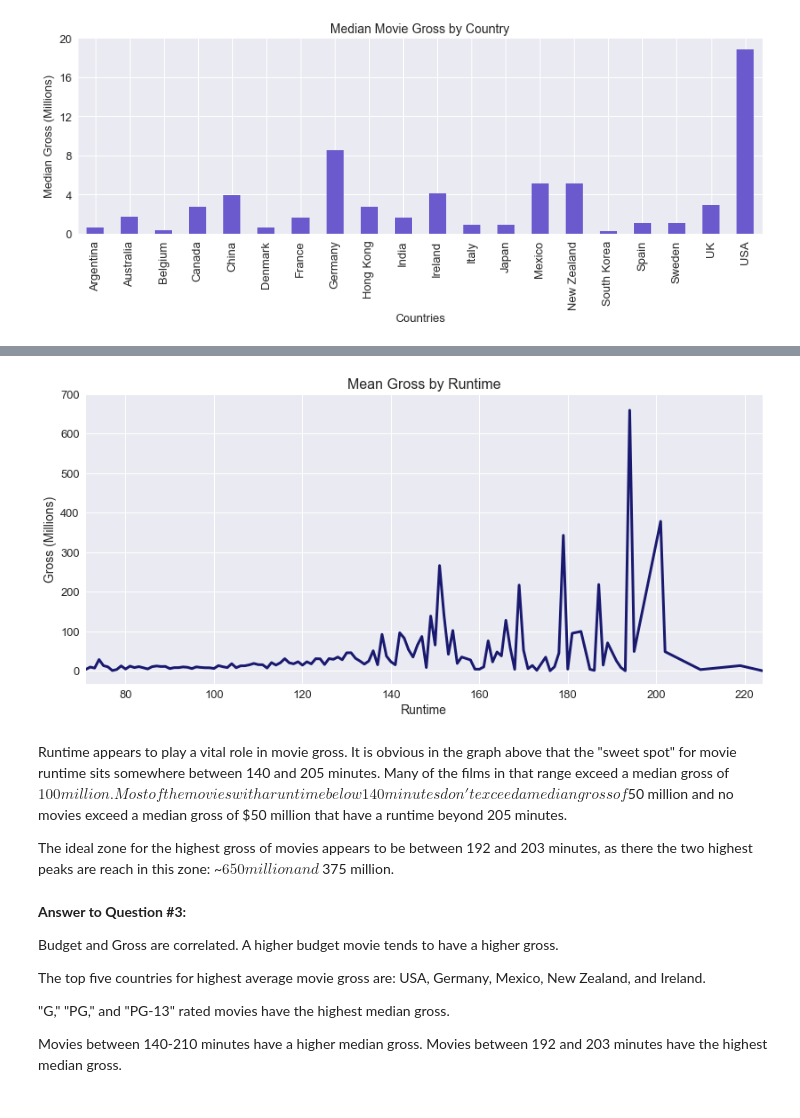
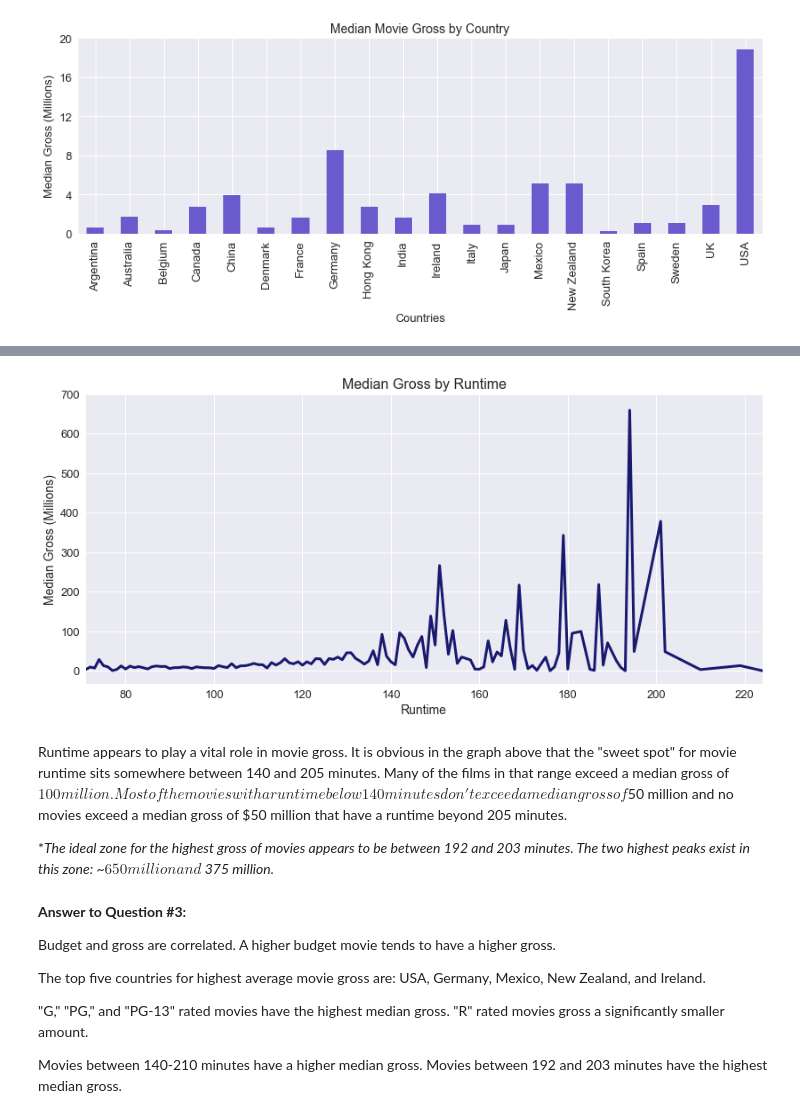
Before and after one commit to Toddizmo/Thinkful, a Jupyter notebook: Olsen_Todd_Capstone.ipynb, the cells around one changed output, grey strips where cells are left out. Saved outputs shown, nothing was run; the diff lists cells and outputs as text; code cells hidden in the pictures.

```diff
--- a/Olsen_Todd_Capstone.ipynb
+++ b/Olsen_Todd_Capstone.ipynb
@@ -62,10 +62,6 @@ df_budget.describe()
 | 50% | 2.300000e+07 | 2.345551e+07 | 104.000000 | 6.400000 | 4.394000e+04 | 2003.000000 |
 | 75% | 4.600000e+07 | 5.778243e+07 | 117.000000 | 7.100000 | 1.093932e+05 | 2010.000000 |
 | max | 3.000000e+08 | 9.366622e+08 | 280.000000 | 9.300000 | 1.861666e+06 | 2016.000000 |
-# %%
-df['bins'] = pd.cut(df_budget['budget'],
-                    bins=[1,25000000,50000000,75000000,100000000,125000000,150000000,1000000000],
-                    labels=["$0-25M","$25-50M","$50-75M","$75-100M","$100-125M","$125-150M","$150M+"])
 # %% [markdown]
 ## #1 What Role do Budget and Gross Play in Movie Scores?
 
@@ -550,31 +551,31 @@ The lowest grossing films tend to be rated "R." Their median gross is significan
 # %%
 #Gross/Runtime
 df1 = df[df['runtime'] >70]
 df2 = df1[df1['runtime'] <230]
 plt.figure(figsize=(30,6))
 plt.subplot(1, 2, 1)
 df2.groupby('runtime').gross.median().plot(kind = "line", color = 'midnightblue', linewidth=3.0)
 plt.xlabel('Runtime', fontsize=14)
-plt.ylabel('Gross (Millions)', fontsize=14)
-plt.title('Mean Gross by Runtime', fontsize=16)
+plt.ylabel('Median Gross (Millions)', fontsize=14)
+plt.title('Median Gross by Runtime', fontsize=16)
 tick_val = [0, 100000000, 200000000, 300000000, 400000000, 500000000, 600000000, 700000000]
 tick_lab = ['0','100', '200', '300', '400', '500', '600', '700']
 plt.yticks(tick_val, tick_lab)
 plt.show()
 # %% [output]
-[figure, old version]
+[figure, new version]
 # %% [markdown]
 Runtime appears to play a vital role in movie gross. It is obvious in the graph above that the "sweet spot" for movie runtime sits somewhere between 140 and 205 minutes. Many of the films in that range exceed a median gross of $100 million. Most of the movies with a runtime below 140 minutes don't exceed a median gross of $50 million and no movies exceed a median gross of $50 million that have a runtime beyond 205 minutes.
 
-The ideal zone for the highest gross of movies appears to be between 192 and 203 minutes, as there the two highest peaks are reach in this zone: ~$650 million and ~$375 million.
+**The ideal zone for the highest gross of movies appears to be between 192 and 203 minutes. The two highest peaks exist in this zone: ~$650 million and ~$375 million.*
 # %% [markdown]
 **Answer to Question #3:**
 
-Budget and Gross are correlated. A higher budget movie tends to have a higher gross.
+Budget and gross are correlated. A higher budget movie tends to have a higher gross.
 
 The top five countries for highest average movie gross are: USA, Germany, Mexico, New Zealand, and Ireland.
 
-"G," "PG," and "PG-13" rated movies have the highest median gross.
+"G," "PG," and "PG-13" rated movies have the highest median gross. "R" rated movies gross a significantly smaller amount.
 
 Movies between 140-210 minutes have a higher median gross. Movies between 192 and 203 minutes have the highest median gross.
 # %% [markdown]
```
Also changed, not shown: parts of 33 cells of this notebook.
